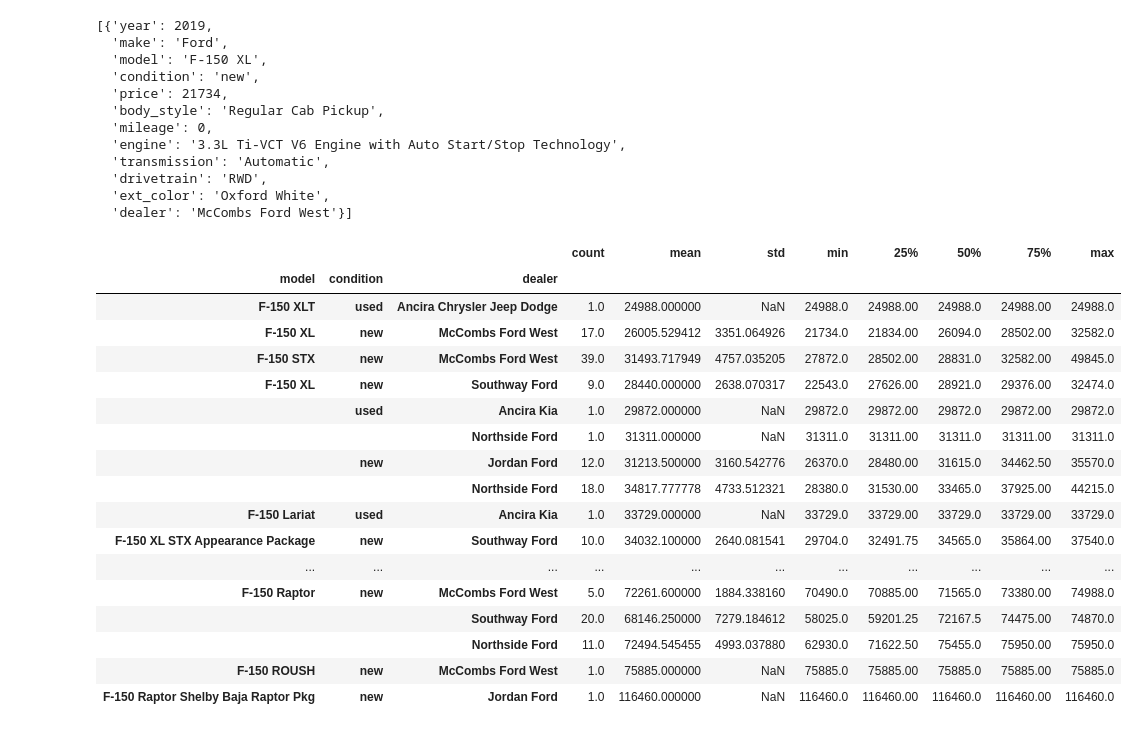
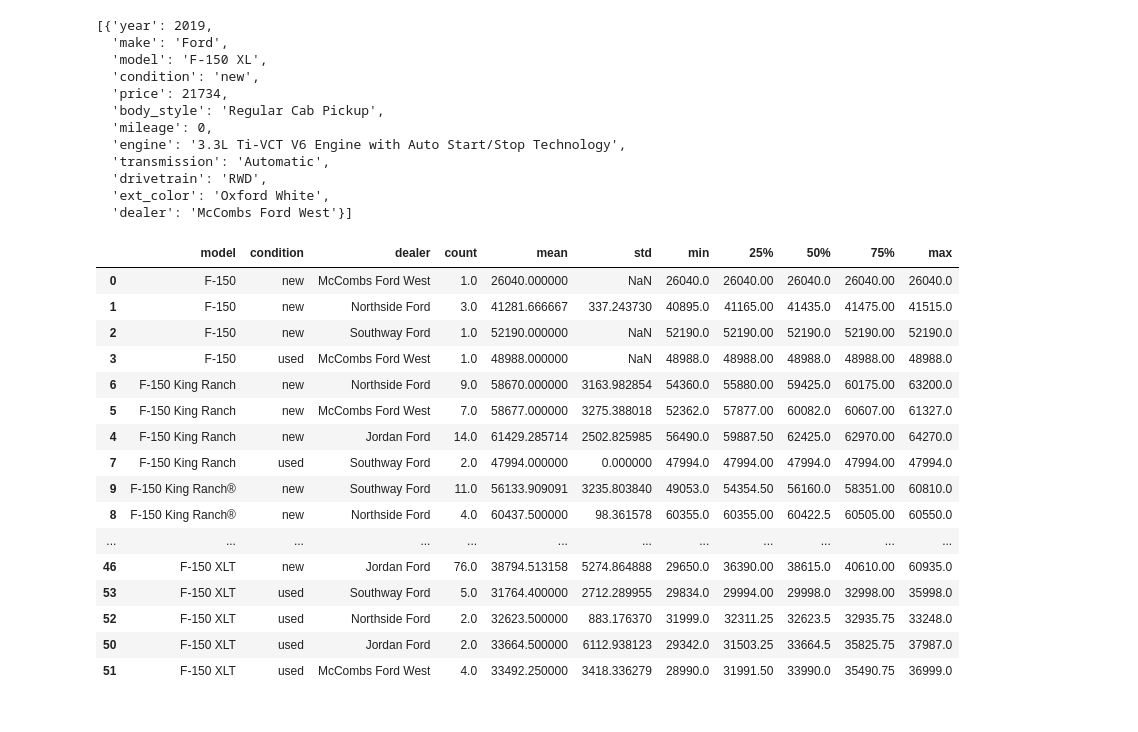
Before and after one commit to matthewzapata/vehicle_prices, a Jupyter notebook: testing_acquire_functions.ipynb, the cells around one changed output. Saved outputs shown, nothing was run; the diff lists cells and outputs as text; code cells hidden in the pictures.

```diff
--- a/testing_acquire_functions.ipynb
+++ b/testing_acquire_functions.ipynb
@@ -9,10 +10,9 @@ import matplotlib.pyplot as plt
 # %%
 new_or_used = 'all'
-year = '2019,2018,2017,2016'
+year = '2019,2018'
 make = 'Ford'
 model = 'F-150'
 domain_list = ['mccombsfordwest.com', 'jordanford.net', 'southwayford.com', 'ancirakiasa.com', 'nsford.com',
-               'worldcarkianorth.com',
                'ancirachev.com', 'freedomchevy.com', 'mynschevy.com', 'anciracjd.com', 'northstardodge.net',
                'sanantoniododgechryslerjeepram.com', 'ingramparkcj.net', 'lonestarchryslerdodgejeepsanantonio.com',
                'northparktoyota.com', 'cavendertoyota.com', 'redmccombstoyota.com', 'universaltoyota.com']
@@ -219,26 +241,25 @@ df[df.price == df.price.min()].to_dict('r')
   'ext_color': 'Oxford White',
   'dealer': 'McCombs Ford West'}]
 # %%
-df.groupby(['model', 'condition', 'dealer']).price.describe().sort_values(by='50%')
+df.groupby(['model', 'condition', 'dealer']).price.describe().reset_index().sort_values(by=['model', 'condition', '50%'])
 # %% [output]
-|  |  |  | count | mean | std | min | 25% | 50% | 75% | max |
-| model | condition | dealer |  |  |  |  |  |  |  |  |
-| F-150 XLT | used | Ancira Chrysler Jeep Dodge | 1.0 | 24988.000000 | NaN | 24988.0 | 24988.00 | 24988.0 | 24988.00 | 24988.0 |
-| F-150 XL | new | McCombs Ford West | 17.0 | 26005.529412 | 3351.064926 | 21734.0 | 21834.00 | 26094.0 | 28502.00 | 32582.0 |
-| F-150 STX | new | McCombs Ford West | 39.0 | 31493.717949 | 4757.035205 | 27872.0 | 28502.00 | 28831.0 | 32582.00 | 49845.0 |
-| F-150 XL | new | Southway Ford | 9.0 | 28440.000000 | 2638.070317 | 22543.0 | 27626.00 | 28921.0 | 29376.00 | 32474.0 |
-|  | used | Ancira Kia | 1.0 | 29872.000000 | NaN | 29872.0 | 29872.00 | 29872.0 | 29872.00 | 29872.0 |
-|  |  | Northside Ford | 1.0 | 31311.000000 | NaN | 31311.0 | 31311.00 | 31311.0 | 31311.00 | 31311.0 |
-|  | new | Jordan Ford | 12.0 | 31213.500000 | 3160.542776 | 26370.0 | 28480.00 | 31615.0 | 34462.50 | 35570.0 |
-|  |  | Northside Ford | 18.0 | 34817.777778 | 4733.512321 | 28380.0 | 31530.00 | 33465.0 | 37925.00 | 44215.0 |
-| F-150 Lariat | used | Ancira Kia | 1.0 | 33729.000000 | NaN | 33729.0 | 33729.00 | 33729.0 | 33729.00 | 33729.0 |
-| F-150 XL STX Appearance Package | new | Southway Ford | 10.0 | 34032.100000 | 2640.081541 | 29704.0 | 32491.75 | 34565.0 | 35864.00 | 37540.0 |
-| ... | ... | ... | ... | ... | ... | ... | ... | ... | ... | ... |
-| F-150 Raptor | new | McCombs Ford West | 5.0 | 72261.600000 | 1884.338160 | 70490.0 | 70885.00 | 71565.0 | 73380.00 | 74988.0 |
-|  |  | Southway Ford | 20.0 | 68146.250000 | 7279.184612 | 58025.0 | 59201.25 | 72167.5 | 74475.00 | 74870.0 |
-|  |  | Northside Ford | 11.0 | 72494.545455 | 4993.037880 | 62930.0 | 71622.50 | 75455.0 | 75950.00 | 75950.0 |
-| F-150 ROUSH | new | McCombs Ford West | 1.0 | 75885.000000 | NaN | 75885.0 | 75885.00 | 75885.0 | 75885.00 | 75885.0 |
-| F-150 Raptor Shelby Baja Raptor Pkg | new | Jordan Ford | 1.0 | 116460.000000 | NaN | 116460.0 | 116460.00 | 116460.0 | 116460.00 | 116460.0 |
+|  | model | condition | dealer | count | mean | std | min | 25% | 50% | 75% | max |
+| 0 | F-150 | new | McCombs Ford West | 1.0 | 26040.000000 | NaN | 26040.0 | 26040.00 | 26040.0 | 26040.00 | 26040.0 |
+| 1 | F-150 | new | Northside Ford | 3.0 | 41281.666667 | 337.243730 | 40895.0 | 41165.00 | 41435.0 | 41475.00 | 41515.0 |
+| 2 | F-150 | new | Southway Ford | 1.0 | 52190.000000 | NaN | 52190.0 | 52190.00 | 52190.0 | 52190.00 | 52190.0 |
+| 3 | F-150 | used | McCombs Ford West | 1.0 | 48988.000000 | NaN | 48988.0 | 48988.00 | 48988.0 | 48988.00 | 48988.0 |
+| 6 | F-150 King Ranch | new | Northside Ford | 9.0 | 58670.000000 | 3163.982854 | 54360.0 | 55880.00 | 59425.0 | 60175.00 | 63200.0 |
+| 5 | F-150 King Ranch | new | McCombs Ford West | 7.0 | 58677.000000 | 3275.388018 | 52362.0 | 57877.00 | 60082.0 | 60607.00 | 61327.0 |
+| 4 | F-150 King Ranch | new | Jordan Ford | 14.0 | 61429.285714 | 2502.825985 | 56490.0 | 59887.50 | 62425.0 | 62970.00 | 64270.0 |
+| 7 | F-150 King Ranch | used | Southway Ford | 2.0 | 47994.000000 | 0.000000 | 47994.0 | 47994.00 | 47994.0 | 47994.00 | 47994.0 |
+| 9 | F-150 King Ranch® | new | Southway Ford | 11.0 | 56133.909091 | 3235.803840 | 49053.0 | 54354.50 | 56160.0 | 58351.00 | 60810.0 |
+| 8 | F-150 King Ranch® | new | Northside Ford | 4.0 | 60437.500000 | 98.361578 | 60355.0 | 60355.00 | 60422.5 | 60505.00 | 60550.0 |
+| ... | ... | ... | ... | ... | ... | ... | ... | ... | ... | ... | ... |
+| 46 | F-150 XLT | new | Jordan Ford | 76.0 | 38794.513158 | 5274.864888 | 29650.0 | 36390.00 | 38615.0 | 40610.00 | 60935.0 |
+| 53 | F-150 XLT | used | Southway Ford | 5.0 | 31764.400000 | 2712.289955 | 29834.0 | 29994.00 | 29998.0 | 32998.00 | 35998.0 |
+| 52 | F-150 XLT | used | Northside Ford | 2.0 | 32623.500000 | 883.176370 | 31999.0 | 32311.25 | 32623.5 | 32935.75 | 33248.0 |
+| 50 | F-150 XLT | used | Jordan Ford | 2.0 | 33664.500000 | 6112.938123 | 29342.0 | 31503.25 | 33664.5 | 35825.75 | 37987.0 |
+| 51 | F-150 XLT | used | McCombs Ford West | 4.0 | 33492.250000 | 3418.336279 | 28990.0 | 31991.50 | 33990.0 | 35490.75 | 36999.0 |
 # %%
 df[df.condition == 'used']
 # %% [output]
```
Also changed, not shown: parts of 13 cells of this notebook, 2 other files.
